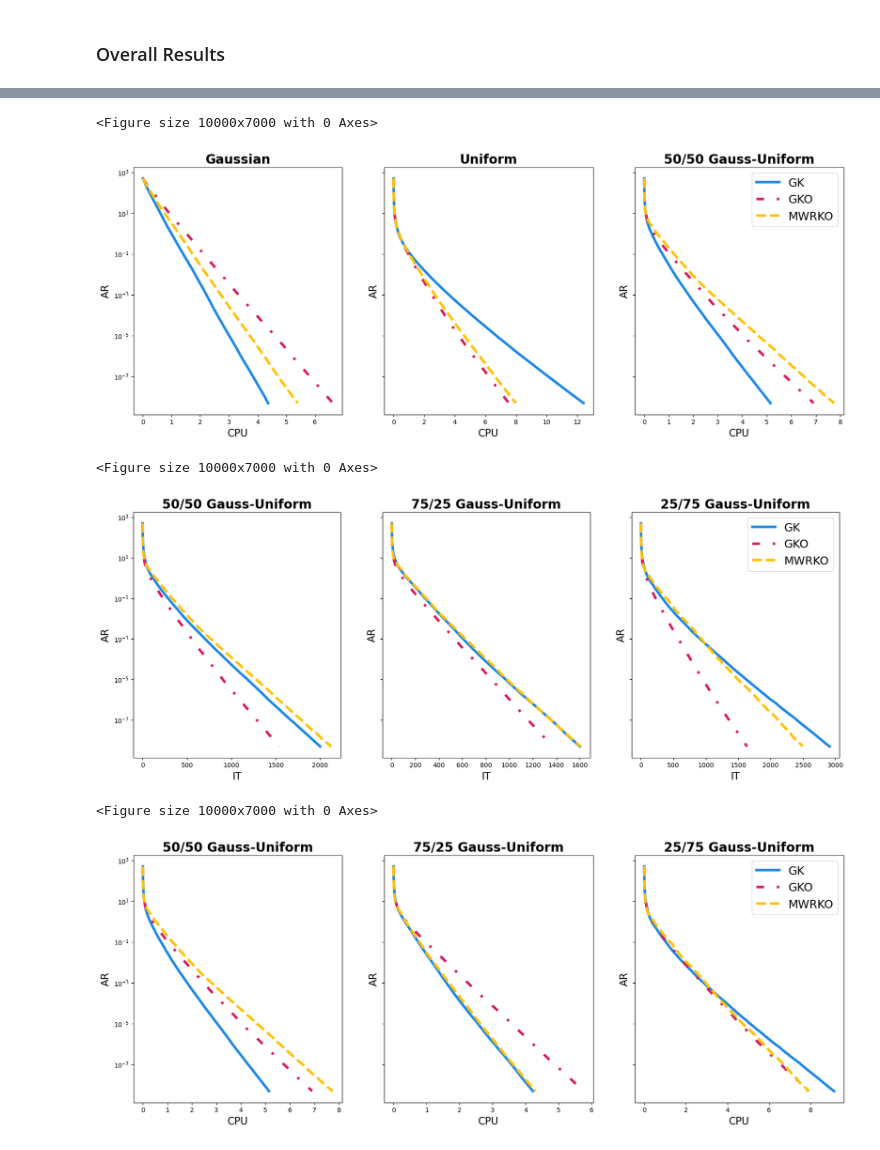
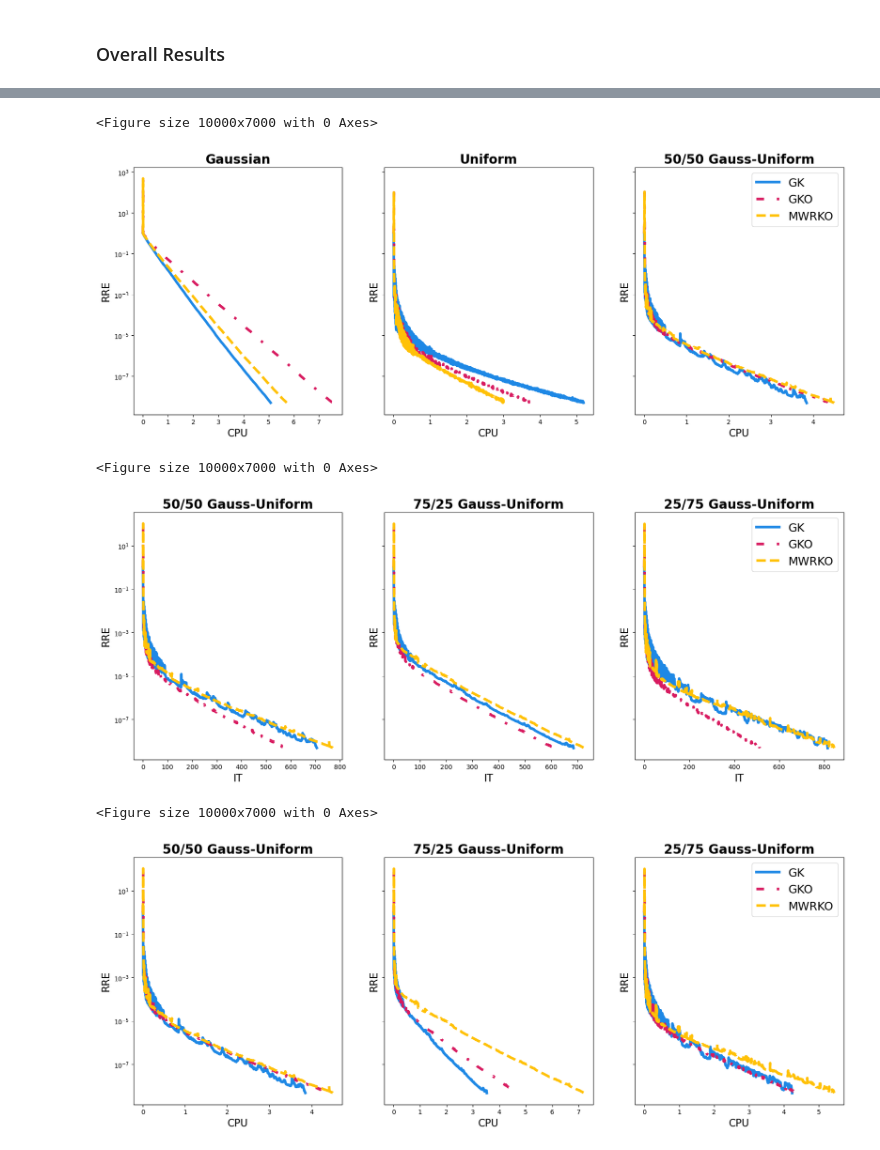
Before and after one commit to emicervantes/gko-23, a Jupyter notebook: scripts/synthetic-exp/synthetic-exp1-method.ipynb, the cells around one changed output, grey strips where cells are left out. Cells and saved outputs as stored; diff of their text form; code cells hidden in the pictures.

```diff
--- a/scripts/synthetic-exp/synthetic-exp1-method.ipynb
+++ b/scripts/synthetic-exp/synthetic-exp1-method.ipynb
@@ -365,7 +365,7 @@ ax1.semilogy(np.linspace(0,mwrko_cpu_gauss,mwrko_gaussian[0]), mwrko_gaussian[1]
              linewidth = 4, linestyle = 'dashed', label = 'MWRKO')
 ax1.set_title('Gaussian', fontsize=20, fontweight="bold")
 ax1.set_xlabel('CPU', fontsize=16)
-ax1.set_ylabel('AR', fontsize=16)
+ax1.set_ylabel('RRE', fontsize=16)
 
 
 ax2.semilogy(np.linspace(0,gk_cpu,gk_uniform[0]), gk_uniform[1], color = '#1E88E5',
@@ -376,7 +376,7 @@ ax2.semilogy(np.linspace(0,mwrko_cpu,mwrko_uniform[0]), mwrko_uniform[1],color =
              linewidth = 4, linestyle = 'dashed', label = 'MWRKO')
 ax2.set_title('Uniform', fontsize=20, fontweight="bold")
 ax2.set_xlabel('CPU', fontsize=16)
-ax2.set_ylabel('AR', fontsize=16)
+ax2.set_ylabel('RRE', fontsize=16)
 
 ax3.semilogy(np.linspace(0,gk_cpu_comb,gk_comb[0]), gk_comb[1], color = '#1E88E5',
              linewidth = 4, linestyle = 'solid', label = 'GK')
@@ -386,14 +386,14 @@ ax3.semilogy(np.linspace(0,mwrko_cpu_comb,mwrko_comb[0]), mwrko_comb[1],color =
              linewidth = 4, linestyle = 'dashed', label = 'MWRKO')
 ax3.set_title('50/50 Gauss-Uniform', fontsize=20, fontweight="bold")
 ax3.set_xlabel('CPU', fontsize=16)
-ax3.set_ylabel('AR', fontsize=16)
+ax3.set_ylabel('RRE', fontsize=16)
 
 plt.legend(fontsize="18")
 plt.savefig('../../outputs/synthetic-exp/5000x500/cpu/5000-cpu.png')
 plt.show()
 # %% [output]
 <Figure size 10000x7000 with 0 Axes>
-[figure, old version]
+[figure, new version]
 # %%
 plt.figure(figsize=(100, 70))
 fig, (ax1, ax2, ax3)  = plt.subplots(1, 3, sharey='row', figsize=(20, 7))
@@ -403,37 +403,37 @@ ax1.semilogy(np.arange(gk_comb[0]), gk_comb[1], color = '#1E88E5',
 ax1.semilogy(np.arange(gko_comb[0]), gko_comb[1], color = '#D81B60',
              linewidth = 4, linestyle = (0, (3, 5, 1, 5)), label = 'GKO')
 ax1.semilogy(np.arange(mwrko_comb[0]), mwrko_comb[1], color = '#FFC107',
              linewidth = 4, linestyle = 'dashed', label = 'MWRKO')
 ax1.set_title('50/50 Gauss-Uniform', fontsize=20, fontweight="bold")
 ax1.set_xlabel('IT', fontsize=16)
-ax1.set_ylabel('AR', fontsize=16)
+ax1.set_ylabel('RRE', fontsize=16)
 
 ax2.semilogy(np.arange(gk_comb2[0]), gk_comb2[1],  color = '#1E88E5',
              linewidth = 4, linestyle = 'solid', label = 'GK')
 ax2.semilogy(np.arange(gko_comb2[0]), gko_comb2[1],color = '#D81B60',
              linewidth = 4, linestyle = (0, (3, 5, 1, 5)), label = 'GKO')
 ax2.semilogy(np.arange(mwrko_comb2[0]), mwrko_comb2[1], color = '#FFC107',
              linewidth = 4, linestyle = 'dashed', label = 'MWRKO')
 ax2.set_title('75/25 Gauss-Uniform', fontsize=20, fontweight="bold")
 ax2.set_xlabel('IT', fontsize=16)
-ax2.set_ylabel('AR', fontsize=16)
+ax2.set_ylabel('RRE', fontsize=16)
 
 ax3.semilogy(np.arange(gk_comb3[0]), gk_comb3[1],  color = '#1E88E5',
              linewidth = 4, linestyle = 'solid', label = 'GK')
 ax3.semilogy(np.arange(gko_comb3[0]), gko_comb3[1], color = '#D81B60',
              linewidth = 4, linestyle = (0, (3, 5, 1, 5)), label = 'GKO')
 ax3.semilogy(np.arange(mwrko_comb3[0]), mwrko_comb3[1], color = '#FFC107',
              linewidth = 4, linestyle = 'dashed', label = 'MWRKO')
 ax3.set_title('25/75 Gauss-Uniform', fontsize=20, fontweight="bold")
 ax3.set_xlabel('IT', fontsize=16)
-ax3.set_ylabel('AR', fontsize=16)
+ax3.set_ylabel('RRE', fontsize=16)
 
 plt.legend(fontsize="18")
 plt.savefig('../../outputs/synthetic-exp/5000x500/iter/5000-iter2.png')
 plt.show()
 # %% [output]
 <Figure size 10000x7000 with 0 Axes>
-[figure, old version]
+[figure, new version]
 # %%
 plt.figure(figsize=(100, 70))
 fig, (ax1, ax2, ax3)  = plt.subplots(1, 3, sharey='row', figsize=(20, 7))
@@ -446,7 +446,7 @@ ax1.semilogy(np.linspace(0,mwrko_cpu_comb,mwrko_comb[0]), mwrko_comb[1],color =
              linewidth = 4, linestyle = 'dashed', label = 'MWRKO')
 ax1.set_title('50/50 Gauss-Uniform', fontsize=20, fontweight="bold")
 ax1.set_xlabel('CPU', fontsize=16)
-ax1.set_ylabel('AR', fontsize=16)
+ax1.set_ylabel('RRE', fontsize=16)
 
 ax2.semilogy(np.linspace(0,gk_cpu_comb2,gk_comb2[0]), gk_comb2[1], color = '#1E88E5',
              linewidth = 4, linestyle = 'solid', label = 'GK')
@@ -456,7 +456,7 @@ ax2.semilogy(np.linspace(0,mwrko_cpu_comb2,mwrko_comb2[0]), mwrko_comb2[1],color
              linewidth = 4, linestyle = 'dashed', label = 'MWRKO')
 ax2.set_title('75/25 Gauss-Uniform', fontsize=20, fontweight="bold")
 ax2.set_xlabel('CPU', fontsize=16)
-ax2.set_ylabel('AR', fontsize=16)
+ax2.set_ylabel('RRE', fontsize=16)
 
 ax3.semilogy(np.linspace(0,gk_cpu_comb3,gk_comb3[0]), gk_comb3[1], color = '#1E88E5',
              linewidth = 4, linestyle = 'solid', label = 'GK')
@@ -466,14 +466,14 @@ ax3.semilogy(np.linspace(0,mwrko_cpu_comb3,mwrko_comb3[0]), mwrko_comb3[1],color
              linewidth = 4, linestyle = 'dashed', label = 'MWRKO')
 ax3.set_title('25/75 Gauss-Uniform', fontsize=20, fontweight="bold")
 ax3.set_xlabel('CPU', fontsize=16)
-ax3.set_ylabel('AR', fontsize=16)
+ax3.set_ylabel('RRE', fontsize=16)
 
 plt.legend(fontsize="18")
 plt.savefig('../../outputs/synthetic-exp/5000x500/cpu/5000-cpu2.png')
 plt.show()
 # %% [output]
 <Figure size 10000x7000 with 0 Axes>
-[figure, old version]
+[figure, new version]
 # %%
 df_cpu = pd.DataFrame()
 df_cpu['A'] = ['50/50', '75/25', '25/75']
```
Also changed, not shown: parts of 15 cells of this notebook, 25 other files.
